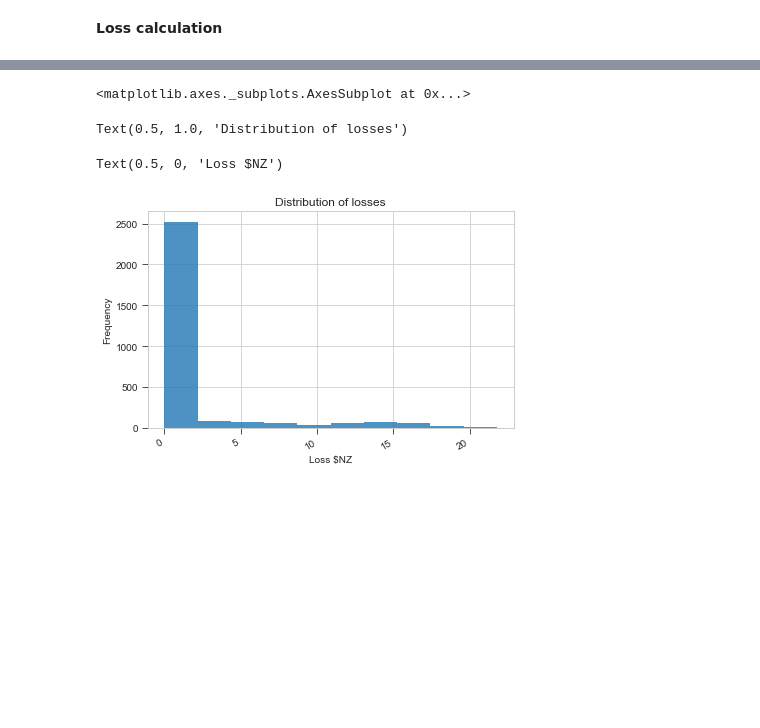
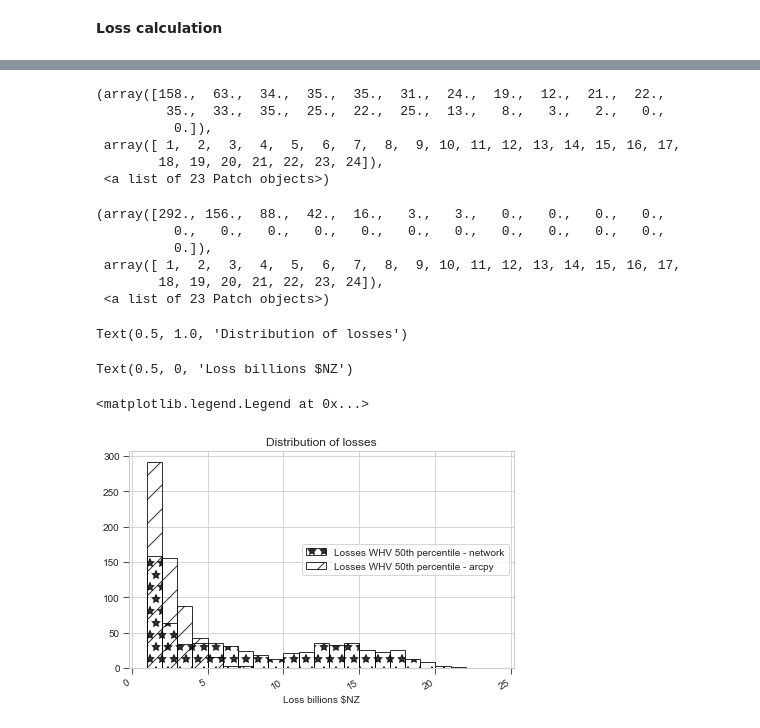
Before and after one commit to 37stu37/FFE, a Jupyter notebook: postprocessingFFE.ipynb, the cells around one changed output, grey strips where cells are left out. Cells and saved outputs as stored; diff of their text form; code cells hidden in the pictures; blank space fills up the shorter version.

Commit message:
updated plotting for comparison

```diff
--- a/postprocessingFFE.ipynb
+++ b/postprocessingFFE.ipynb
@@ -154,12 +154,18 @@ ccDf = concatDf[['source', 'scenario']].compute()
 ccDfLoss = pd.merge(ccDf, costData, how='left', left_on='source', right_on='FID') # would need to work with Dask !!
 ccDflossCum = ccDfLoss.groupby(['scenario'])['Replacemen'].sum().reset_index()
 # %%
-FinnLosses = np.array([0, 125000000, 263888888.9, 680555555.6, 1062500000, 1340277778, 2000000000,
-              2555555556, 2972222222, 5020833333, 5402777778, 5854166667, 6305555556, 6444444444,
-              6965277778, 7243055556, 7381944444, 7902777778, 8145833333, 10263888889, 12347222222,
-              13215277778, 14152777778])
+# FinnLosses = np.array([0, 125000000, 263888888.9, 680555555.6, 1062500000, 1340277778, 2000000000,
+#               2555555556, 2972222222, 5020833333, 5402777778, 5854166667, 6305555556, 6444444444,
+#               6965277778, 7243055556, 7381944444, 7902777778, 8145833333, 10263888889, 12347222222,
+#               13215277778, 14152777778])
 
-FinnProbability = np.array([0, 0.507380074, 0.556457565, 0.566789668, 0.584870849, 0.605535055,
-                   0.719188192, 0.763099631, 0.770848708, 0.773431734, 0.804428044, 0.845756458,
-                   0.871586716, 0.871586716, 0.918081181, 0.923247232, 0.938745387, 0.949077491,
-                   0.959409594, 0.972324723, 0.982656827, 0.985239852, 0.990405904])
+# FinnProbability = np.array([0, 0.507380074, 0.556457565, 0.566789668, 0.584870849, 0.605535055,
+#                    0.719188192, 0.763099631, 0.770848708, 0.773431734, 0.804428044, 0.845756458,
+#                    0.871586716, 0.871586716, 0.918081181, 0.923247232, 0.938745387, 0.949077491,
+#                    0.959409594, 0.972324723, 0.982656827, 0.985239852, 0.990405904])
+
+pathFinn = Path('C:/Users/alexd/Dropbox/Work/GNS/008_FFE/ProbaFFE/OutputFinn')
+dataFinn3000 = pd.read_csv(pathFinn / 'ScenSumWellWHV_pfour_1-3000.csv')
+
+lossLevels = np.arange(1000, 100e9, 10000)
+excMoreFinn = np.array([np.count_nonzero(dataFinn3000.ReplacementValue.values >= x) for x in lossLevels])/3000
@@ -200,24 +208,39 @@ Text(0.5, 1.0, 'Cumulative distribution of losses')
 # %%
 plt.style.use('seaborn-whitegrid')
 fig, (ax1) = plt.subplots(nrows=1, ncols=1)#, figsize=(15, 10))
 
-billionLoss = ccDflossCum.Replacemen / 1e9
+billionLossAlex = ccDflossCum.Replacemen / 1e9
+billionLossFinn = dataFinn3000.ReplacementValue / 1e9
 
 # ccDflossCum.Replacemen.plot('hist', alpha=0.8)
-billionLoss.plot('hist', alpha=0.8)
+ax1.hist(billionLossAlex, bins=np.arange(1,25), fill=False, hatch='*', color='black', alpha=0.8, label='Losses WHV 50th percentile - network')
+ax1.hist(billionLossFinn, bins=np.arange(1,25), fill=False, hatch='/', color='black', alpha=0.8, label='Losses WHV 50th percentile - arcpy')
 
 ax1.set_title('Distribution of losses')
 ax1.ticklabel_format(useOffset=False, style= 'scientific')
 ax1.tick_params(direction="out", length=6)
 # ax1.set_yscale('log')
-ax1.set_xlabel('Loss $NZ')
+ax1.set_xlabel('Loss billions $NZ')
+ax1.legend(loc="center right", frameon=True)
 
 fig.autofmt_xdate()
 plt.tight_layout()
-plt.savefig(pathShapefile / 'DsitributionLosses.png', dpi=600)
+plt.savefig(pathShapefile / 'DistributionLosses.png', dpi=600)
 plt.show()
 # %% [output]
-<matplotlib.axes._subplots.AxesSubplot at 0x...>
+(array([158.,  63.,  34.,  35.,  35.,  31.,  24.,  19.,  12.,  21.,  22.,
+         35.,  33.,  35.,  25.,  22.,  25.,  13.,   8.,   3.,   2.,   0.,
+          0.]),
+ array([ 1,  2,  3,  4,  5,  6,  7,  8,  9, 10, 11, 12, 13, 14, 15, 16, 17,
+        18, 19, 20, 21, 22, 23, 24]),
+ <a list of 23 Patch objects>)
-Text(0.5, 1.0, 'Distribution of losses')
+(array([292., 156.,  88.,  42.,  16.,   3.,   3.,   0.,   0.,   0.,   0.,
+          0.,   0.,   0.,   0.,   0.,   0.,   0.,   0.,   0.,   0.,   0.,
+          0.]),
+ array([ 1,  2,  3,  4,  5,  6,  7,  8,  9, 10, 11, 12, 13, 14, 15, 16, 17,
+        18, 19, 20, 21, 22, 23, 24]),
+ <a list of 23 Patch objects>)
-Text(0.5, 0, 'Loss $NZ')
+Text(0.5, 1.0, 'Distribution of losses')
+Text(0.5, 0, 'Loss billions $NZ')
+<matplotlib.legend.Legend at 0x...>
-[figure, old version]
+[figure, new version]
```
Also changed, not shown: parts of 2 cells of this notebook.
